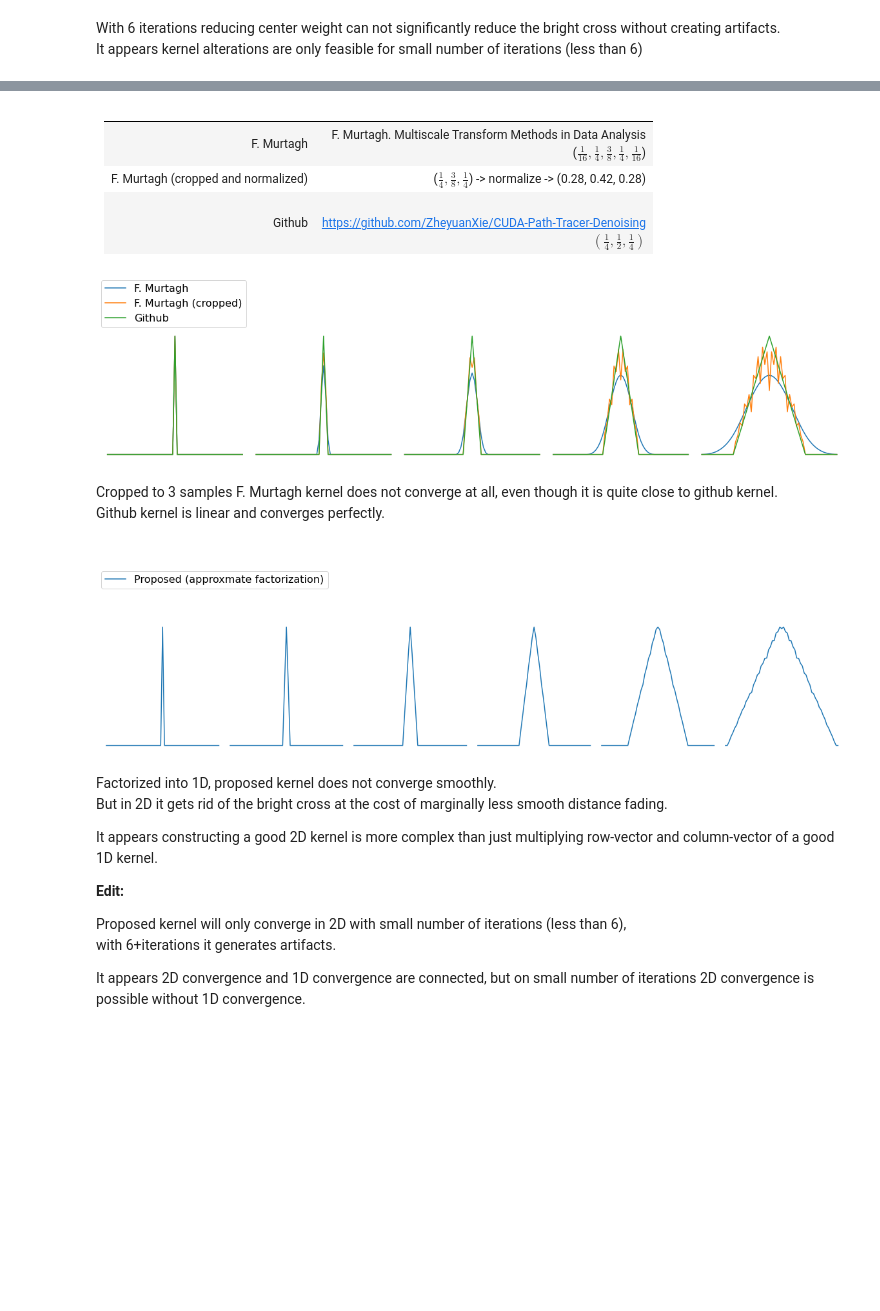
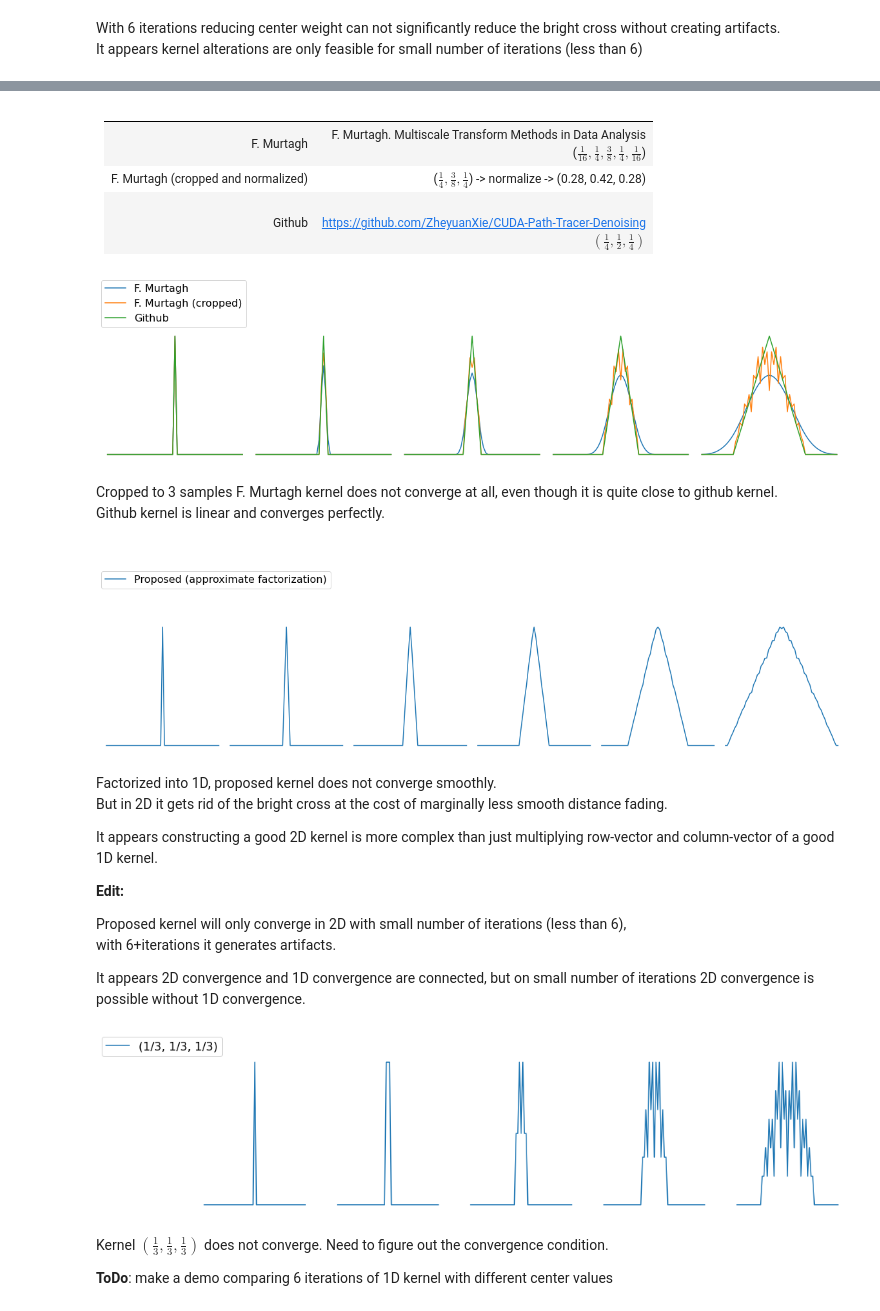
Before and after one commit to ConstantineRudenko/Fast-Filter-Transform-study, a Jupyter notebook: Fast Filter Transform.ipynb, the cells around one changed output, grey strips where cells are left out. Saved outputs shown, nothing was run; the diff lists cells and outputs as text; code cells hidden in the pictures; blank space fills up the shorter version.

```diff
--- a/Fast Filter Transform.ipynb
+++ b/Fast Filter Transform.ipynb
@@ -447,7 +447,7 @@ Github kernel is linear and converges perfectly.<br><br>
 fig, subplots = plt.subplots(1,6,figsize=(16,4))
 plt.subplots_adjust(left=0.0, bottom=0.0, right=1.0, top=0.7, wspace=0, hspace=0)
 demo_kernel([0.253,0.494,0.253], 6)
-fig.legend(["Proposed (approxmate factorization)"], loc="upper left", fontsize=16)
+fig.legend(["Proposed (approximate factorization)"], loc="upper left", fontsize=16)
 plt.show()
 
 display(Markdown(r"""
@@ -465,33 +465,52 @@ with 6+iterations it generates artifacts.
 It appears 2D convergence and 1D convergence are connected, but on small number of iterations 2D convergence is possible without 1D convergence.
 
 """))
+
+fig, subplots = plt.subplots(1,5,figsize=(16,4))
+demo_kernel([1/3,1/3,1/3])
+fig.legend(["(1/3, 1/3, 1/3)"], loc="upper left", fontsize=16)
+plt.show()
+
+display(Markdown(r"""
+
+Kernel $(\frac{1}{3}, \frac{1}{3}, \frac{1}{3})$ does not converge. Need to figure out the convergence condition.
+
+**ToDo**: make a demo comparing 6 iterations of 1D kernel with different center values
+
+"""))
 # %% [output]
 
 
 ## 1D convergence test
 
 
 |||
 |----|----|
 |F. Murtagh|F. Murtagh. Multiscale Transform Methods in Data Analysis<br>($\frac{1}{16}, \frac{1}{4}, \frac{3}{8}, \frac{1}{4}, \frac{1}{16}$)|
 |F. Murtagh (cropped and normalized)|($\frac{1}{4}, \frac{3}{8}, \frac{1}{4}$) -> normalize -> (0.28, 0.42, 0.28)|
 |Github|<br>https://github.com/ZheyuanXie/CUDA-Path-Tracer-Denoising<br>$(\frac{1}{4}, \frac{1}{2}, \frac{1}{4})$|
 [figure]
 
 
 Cropped to 3 samples F. Murtagh kernel does not converge at all, even though it is quite close to github kernel.<br>
 Github kernel is linear and converges perfectly.<br><br>
 [figure]
 
 
 Factorized into 1D, proposed kernel does not converge smoothly.<br>
 But in 2D it gets rid of the bright cross at the cost of marginally less smooth distance fading.
 
 It appears constructing a good 2D kernel is more complex than just multiplying row-vector and column-vector of a good 1D kernel.
 
 **Edit:**
 
 Proposed kernel will only converge in 2D with small number of iterations (less than 6),<br>
 with 6+iterations it generates artifacts.
 
 It appears 2D convergence and 1D convergence are connected, but on small number of iterations 2D convergence is possible without 1D convergence.
+[figure, added]
+
+
+Kernel $(\frac{1}{3}, \frac{1}{3}, \frac{1}{3})$ does not converge. Need to figure out the convergence condition.
+
+**ToDo**: make a demo comparing 6 iterations of 1D kernel with different center values
```
Also changed, not shown: 1 other file.
